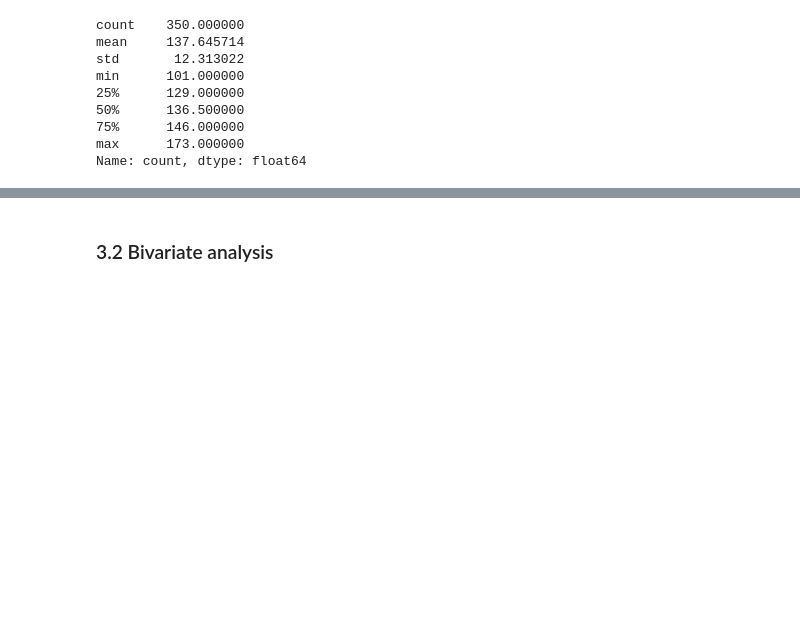
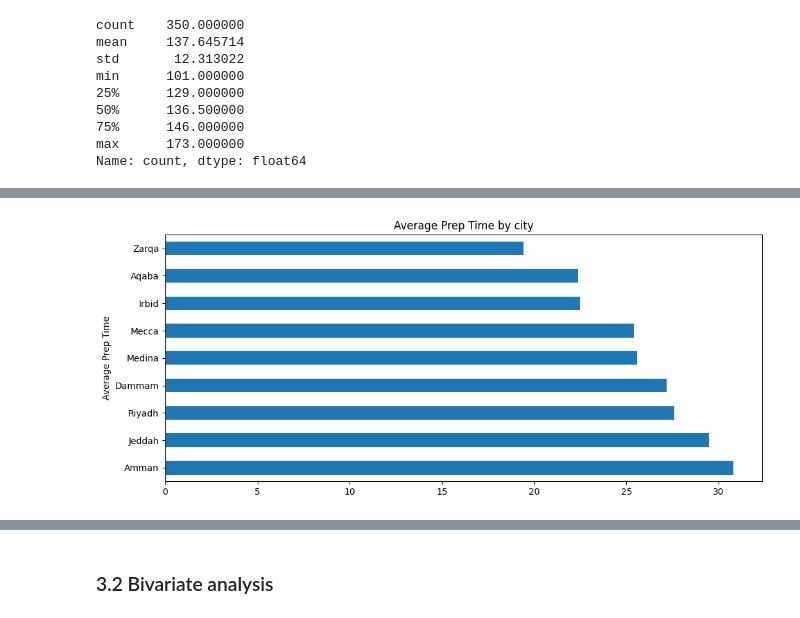
Before and after one commit to raghadkibrahim/food_prep_prediction, a Jupyter notebook: 01_data_cleaning.ipynb, the cells around one changed output, grey strips where cells are left out. Cells and saved outputs as stored; diff of their text form; code cells hidden in the pictures; blank space fills up the shorter version.

```diff
--- a/01_data_cleaning.ipynb
+++ b/01_data_cleaning.ipynb
@@ -679,0 +726,14 @@ df.to_csv("/Users/raghad/Desktop/clean_data.csv", index=False)
+# %%
+city_prep = (
+    df.groupby("city")["prep_time_minutes"]
+      .mean()
+      .sort_values(ascending=False)
+)
+
+city_prep.plot(kind="barh", figsize=(12,5))
+
+plt.ylabel("Average Prep Time")
+plt.title("Average Prep Time by city")
+plt.show()
+# %% [output]
+[figure, added]
```
Also changed, not shown: parts of 37 cells of this notebook.
